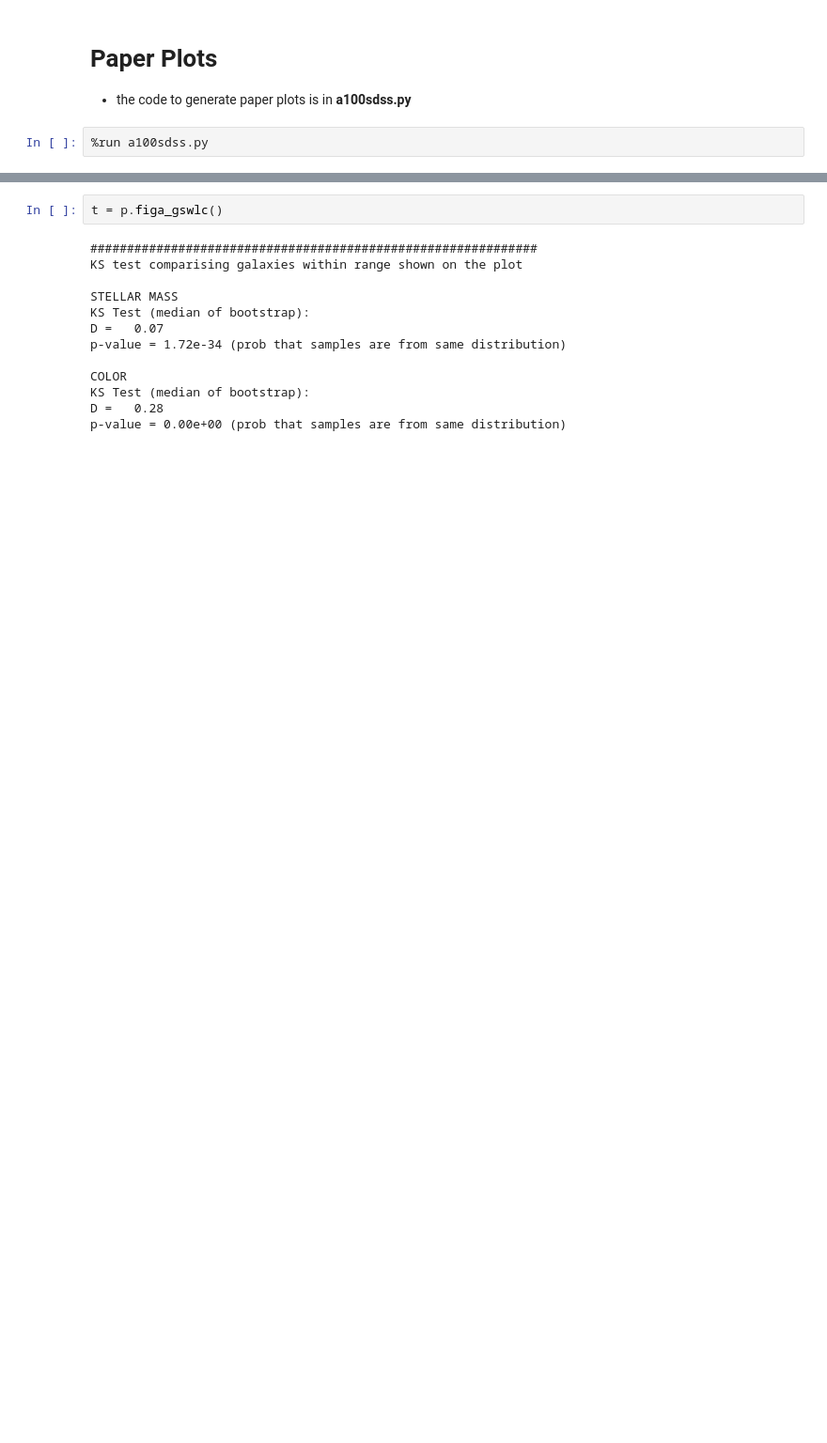
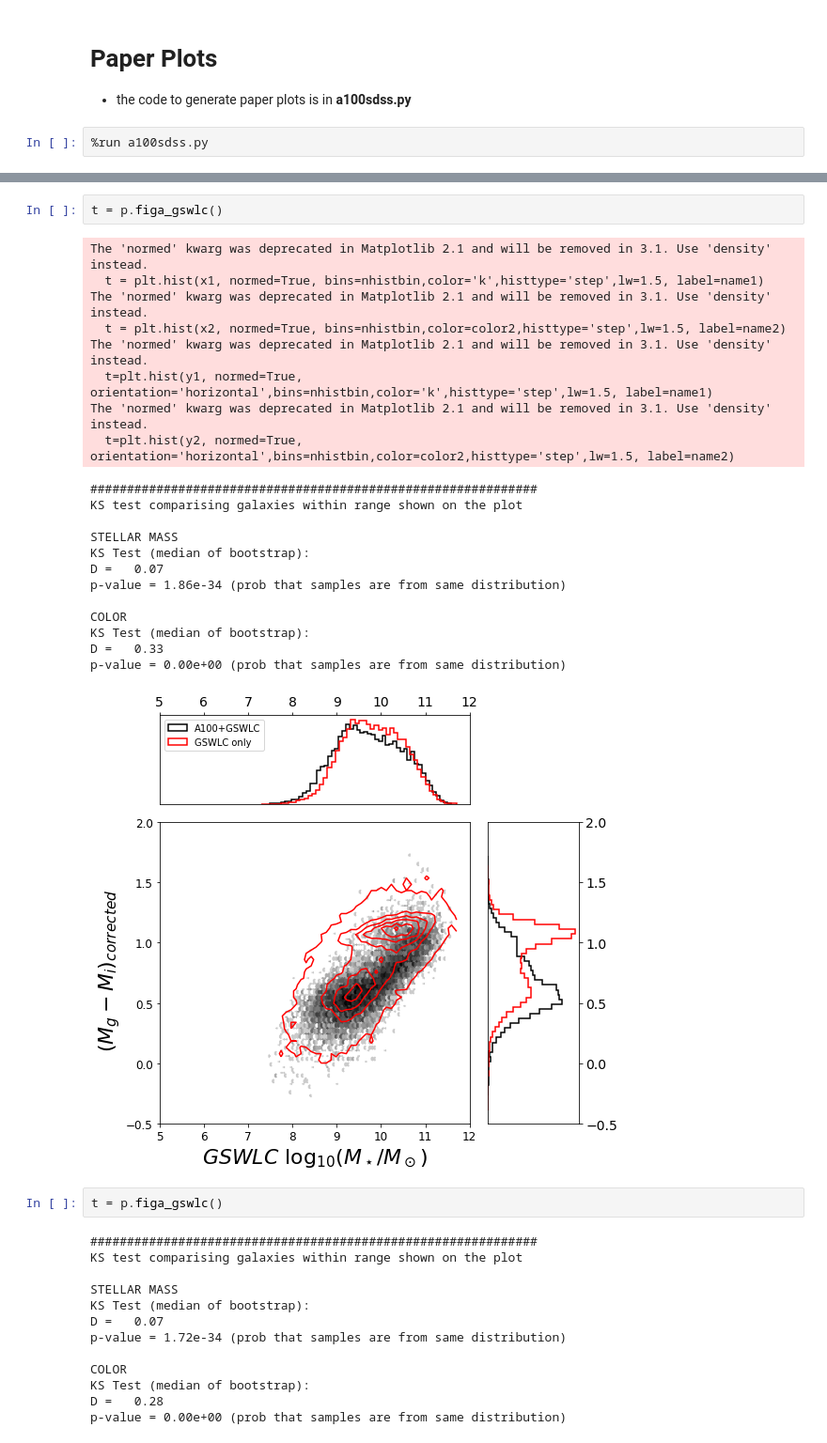
Before and after one commit to rfinn/APPSS, a Jupyter notebook: paper-plots-v1.ipynb, the cells around one changed output, grey strips where cells are left out. Shown at 94% size. Cells and saved outputs as stored; diff of their text form; blank space fills up the shorter version.

```diff
--- a/paper-plots-v1.ipynb
+++ b/paper-plots-v1.ipynb
@@ -89,3 +104,27 @@ p.figure1()
+# %%
+t = p.figa_gswlc()
+# %% [output]
+The 'normed' kwarg was deprecated in Matplotlib 2.1 and will be removed in 3.1. Use 'density' instead.
+  t = plt.hist(x1, normed=True, bins=nhistbin,color='k',histtype='step',lw=1.5, label=name1)
+The 'normed' kwarg was deprecated in Matplotlib 2.1 and will be removed in 3.1. Use 'density' instead.
+  t = plt.hist(x2, normed=True, bins=nhistbin,color=color2,histtype='step',lw=1.5, label=name2)
+The 'normed' kwarg was deprecated in Matplotlib 2.1 and will be removed in 3.1. Use 'density' instead.
+  t=plt.hist(y1, normed=True, orientation='horizontal',bins=nhistbin,color='k',histtype='step',lw=1.5, label=name1)
+The 'normed' kwarg was deprecated in Matplotlib 2.1 and will be removed in 3.1. Use 'density' instead.
+  t=plt.hist(y2, normed=True, orientation='horizontal',bins=nhistbin,color=color2,histtype='step',lw=1.5, label=name2)
+#############################################################
+KS test comparising galaxies within range shown on the plot
+
+STELLAR MASS
+KS Test (median of bootstrap):
+D =   0.07
+p-value = 1.86e-34 (prob that samples are from same distribution)
+
+COLOR
+KS Test (median of bootstrap):
+D =   0.33
+p-value = 0.00e+00 (prob that samples are from same distribution)
+[figure, added]
 # %%
 t = p.figa_gswlc()
 # %% [output]
```
Also changed, not shown: parts of 3 cells of this notebook, 3 other files.
